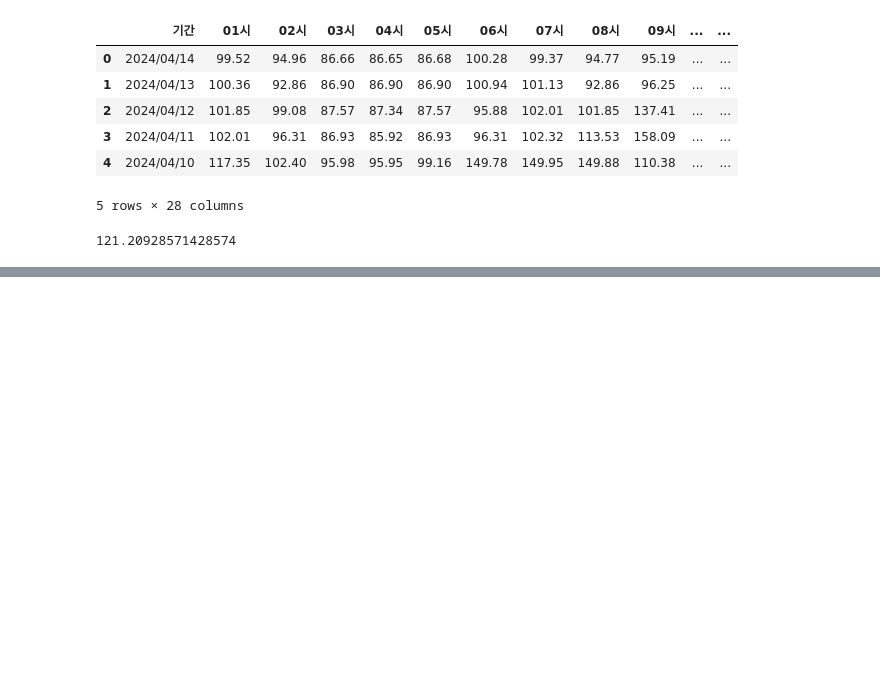
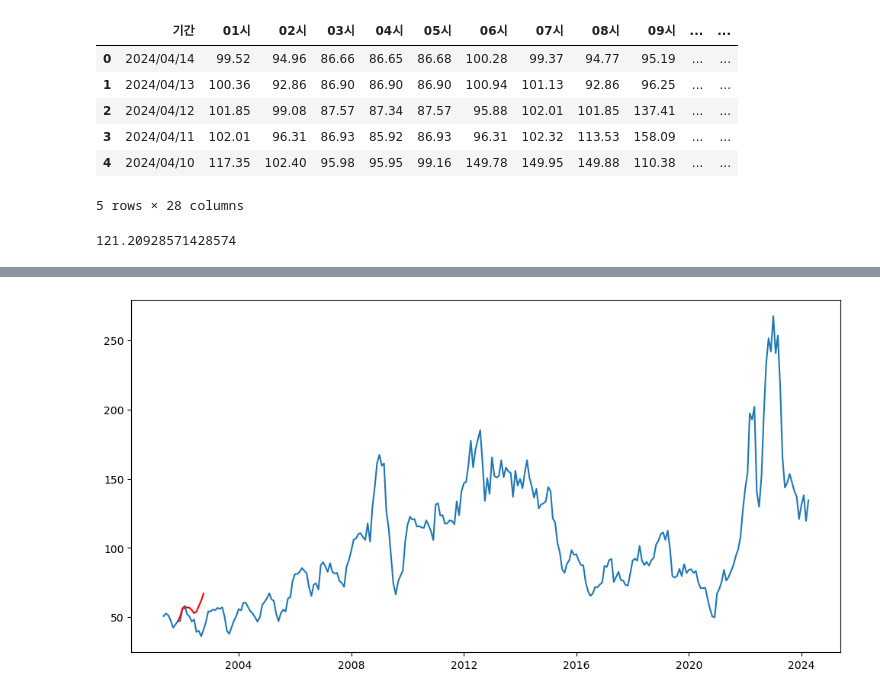
Before and after one commit to zeeenoo11/KDT5_Web_basic_Project, a Jupyter notebook: 전진우/models/04_predict.ipynb, the cells around one changed output, grey strips where cells are left out. Saved outputs shown, nothing was run; the diff lists cells and outputs as text; code cells hidden in the pictures; blank space fills up the shorter version.

```diff
--- a/전진우/models/04_predict.ipynb
+++ b/전진우/models/04_predict.ipynb
@@ -90,0 +231,5 @@ means
+# %%
+# 예측 데이터 생성
+pred_total_date_index = pd.date_range(start='2001-10-01', freq='M', periods=pred_length)    # 2001-04 ~ 09 6개월은 학습
+pred_df = pd.DataFrame({'date': pred_total_date_index, 'denorm': pred_total_denorm[-pred_length:]})
+pred_df
@@ -90,0 +250,11 @@ means
+# %%
+# 시각화
+plt.figure(figsize=(12, 6))
+# data plot
+plt.plot(data['date'], data['denorm'], label='SMP')
+plt.xticks(rotation=0)
+# pred plot
+plt.plot(pred_df['date'], pred_df['denorm'], 'r-', label='Prediction')
+plt.show()
+# %% [output]
+[figure, added]
```
Also changed, not shown: parts of 14 cells of this notebook, 11 other files.
